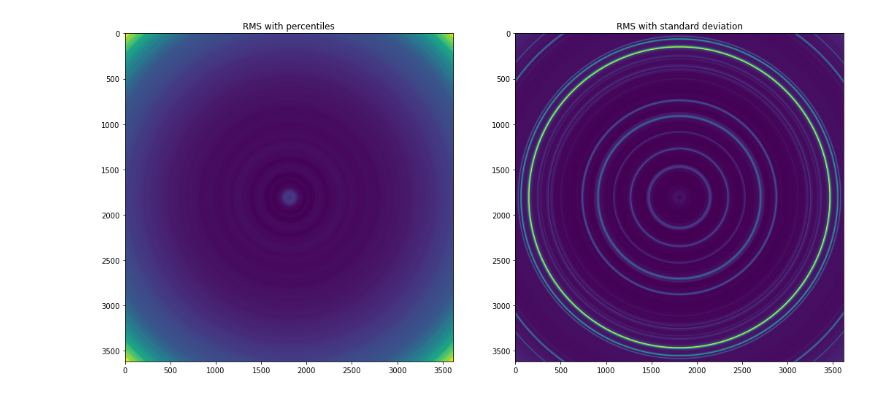
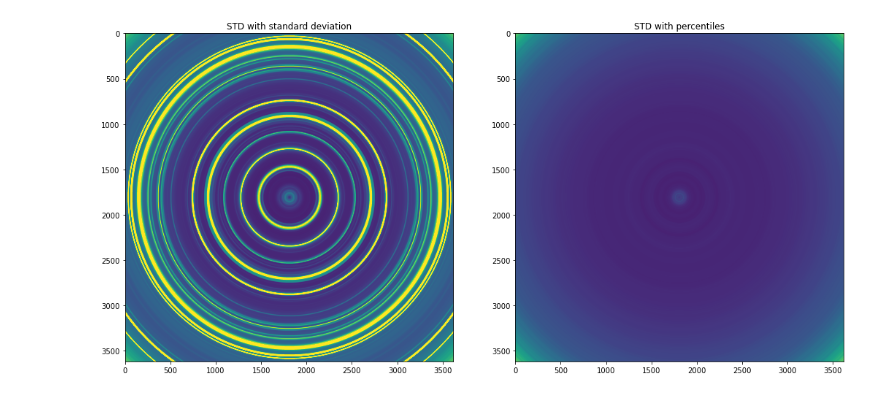
Before and after one commit to Woutmg/Meerkat_FracPol_New, a Jupyter notebook: Circ_RMS_maker.ipynb, the cells around one changed output. Drawn from its saved outputs; the diff is of its cells as text; code cells hidden in the pictures.

```diff
--- a/Circ_RMS_maker.ipynb
+++ b/Circ_RMS_maker.ipynb
@@ -59,14 +59,14 @@ hdu_rms.writeto(path+fname+'_circrmsmap.fits', overwrite=True)
 #hdu_std.writeto(path+fname+'_circstdmap.fits', overwrite=True)
 # %%
 fig, (ax1,ax2) = plt.subplots(1,2, figsize=(15,7))  # 1 row, 2 columns
-ax1.imshow(rms_map)
-ax1.set_title('RMS with percentiles')
-ax2.imshow(std_map)
-ax2.set_title('RMS with standard deviation')
+ax2.imshow(rms_map, vmin=0, vmax=2.5e-5)
+ax2.set_title('STD with percentiles')
+ax1.imshow(std_map, vmin=0, vmax=2.5e-5)
+ax1.set_title('STD with standard deviation')
 plt.tight_layout()
 plt.show()
 # %% [output]
-[figure, old version]
+[figure, new version]
 # %%
 plt.figure(figsize=(15,7))
 plt.plot(0.5*(rms_edges[:-1]+rms_edges[1:]), rms_array)
```
Also changed, not shown: parts of 2 cells of this notebook, 10 other files.
